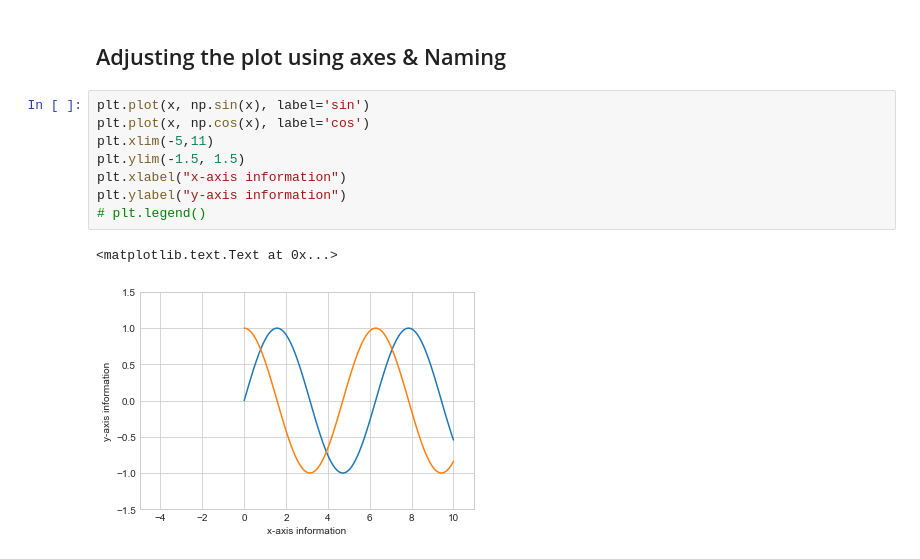
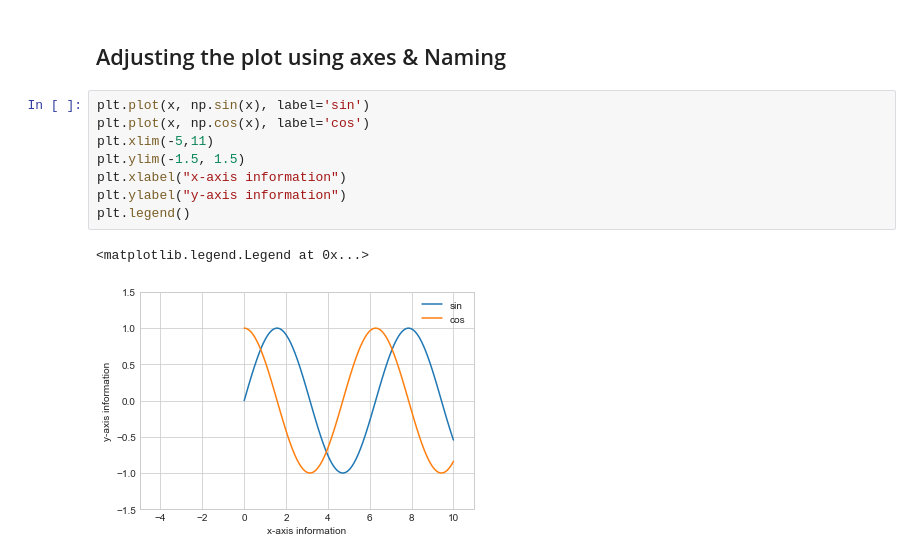
Before and after one commit to Prithvi45/Data-Science, a Jupyter notebook: class14 Matplotlib Line Plots.ipynb, the cells around one changed output. Drawn from its saved outputs; the diff is of its cells as text.

Commit message:
legend plots

```diff
--- a/class14 Matplotlib Line Plots.ipynb
+++ b/class14 Matplotlib Line Plots.ipynb
@@ -43,11 +43,11 @@ plt.plot(x, x + 3, ':r');  # dotted red
 # %%
 plt.plot(x, np.sin(x), label='sin')
 plt.plot(x, np.cos(x), label='cos')
 plt.xlim(-5,11)
 plt.ylim(-1.5, 1.5)
 plt.xlabel("x-axis information")
 plt.ylabel("y-axis information")
-# plt.legend()
+plt.legend()
 # %% [output]
-<matplotlib.text.Text at 0x...>
+<matplotlib.legend.Legend at 0x...>
-[figure, old version]
+[figure, new version]
```
Also changed, not shown: 3 other files.
